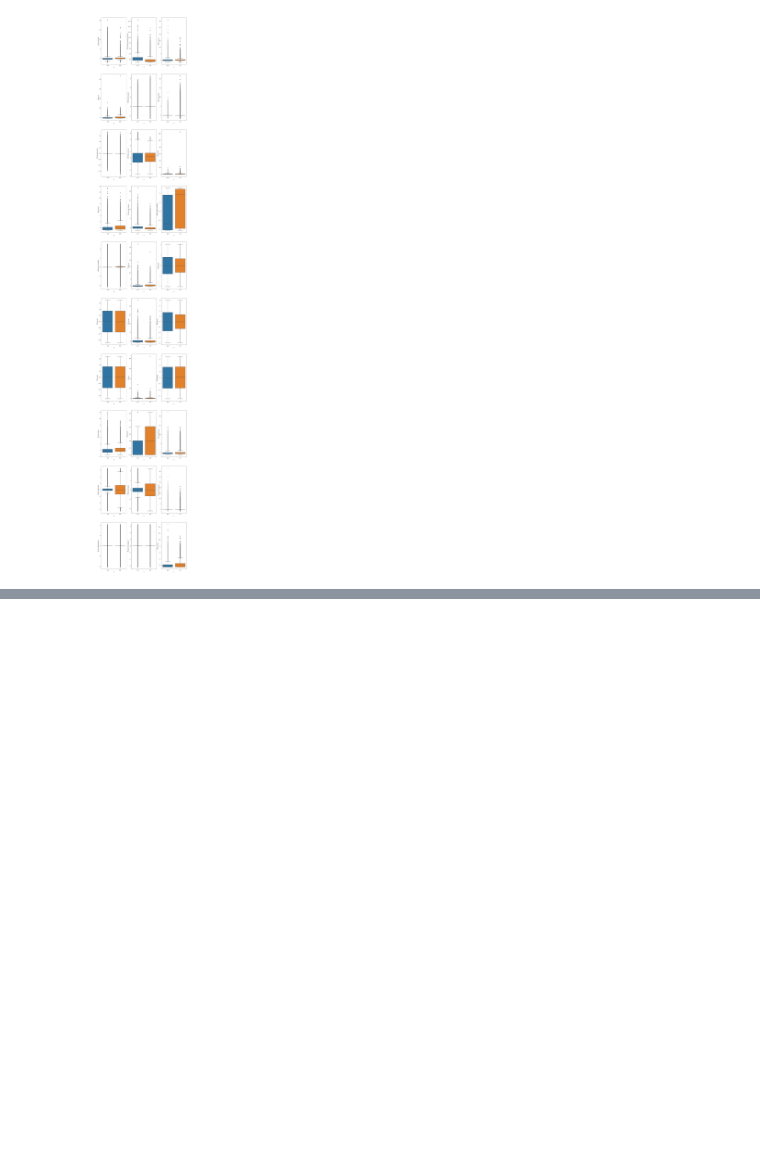
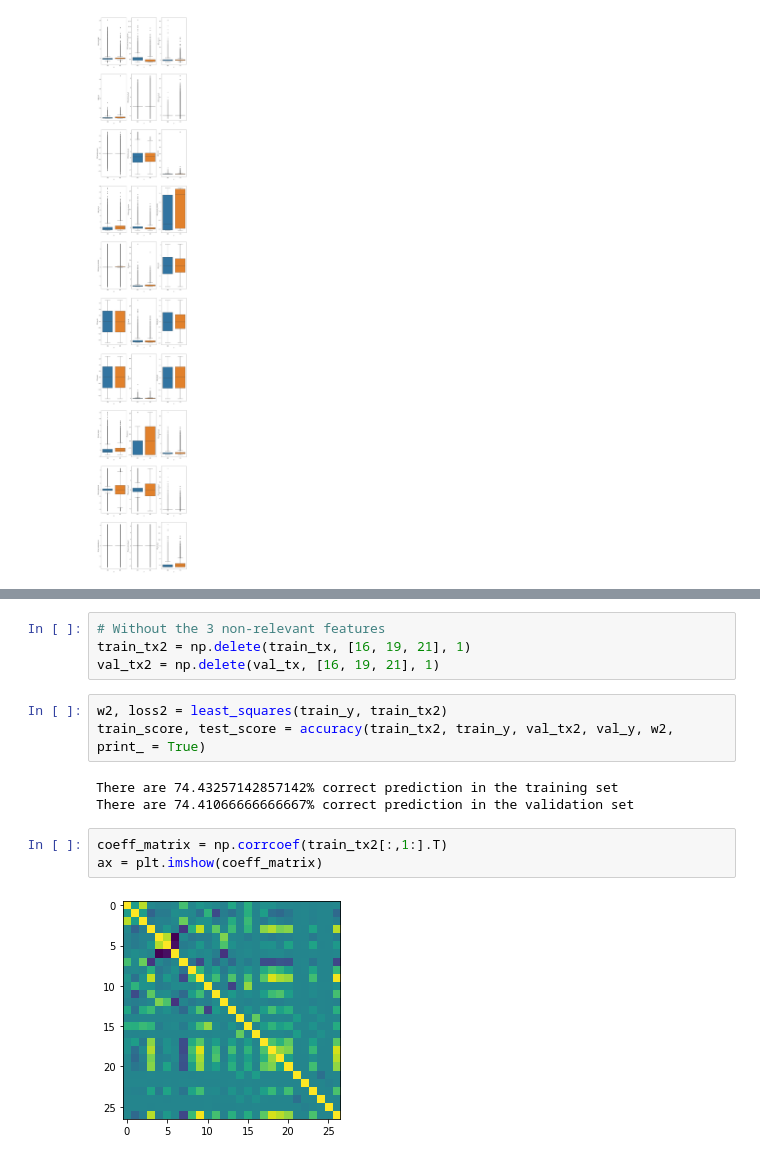
Before and after one commit to CS-433/ml-project-1-jdl, a Jupyter notebook: code/boxplots.ipynb, the cells around one changed output, grey strips where cells are left out. Saved outputs shown, nothing was run; the diff lists cells and outputs as text; blank space fills up the shorter version.

Commit message:
tests

```diff
--- a/code/boxplots.ipynb
+++ b/code/boxplots.ipynb
@@ -35,0 +64,15 @@ for i in range(len(names[2:])):
+# %%
+# Without the 3 non-relevant features
+train_tx2 = np.delete(train_tx, [16, 19, 21], 1)
+val_tx2 = np.delete(val_tx, [16, 19, 21], 1)
+# %%
+w2, loss2 = least_squares(train_y, train_tx2)
+train_score, test_score = accuracy(train_tx2, train_y, val_tx2, val_y, w2, print_ = True)
+# %% [output]
+There are 74.43257142857142% correct prediction in the training set
+There are 74.41066666666667% correct prediction in the validation set
+# %%
+coeff_matrix = np.corrcoef(train_tx2[:,1:].T)
+ax = plt.imshow(coeff_matrix)
+# %% [output]
+[figure, added]
```
Also changed, not shown: parts of 9 cells of this notebook.
